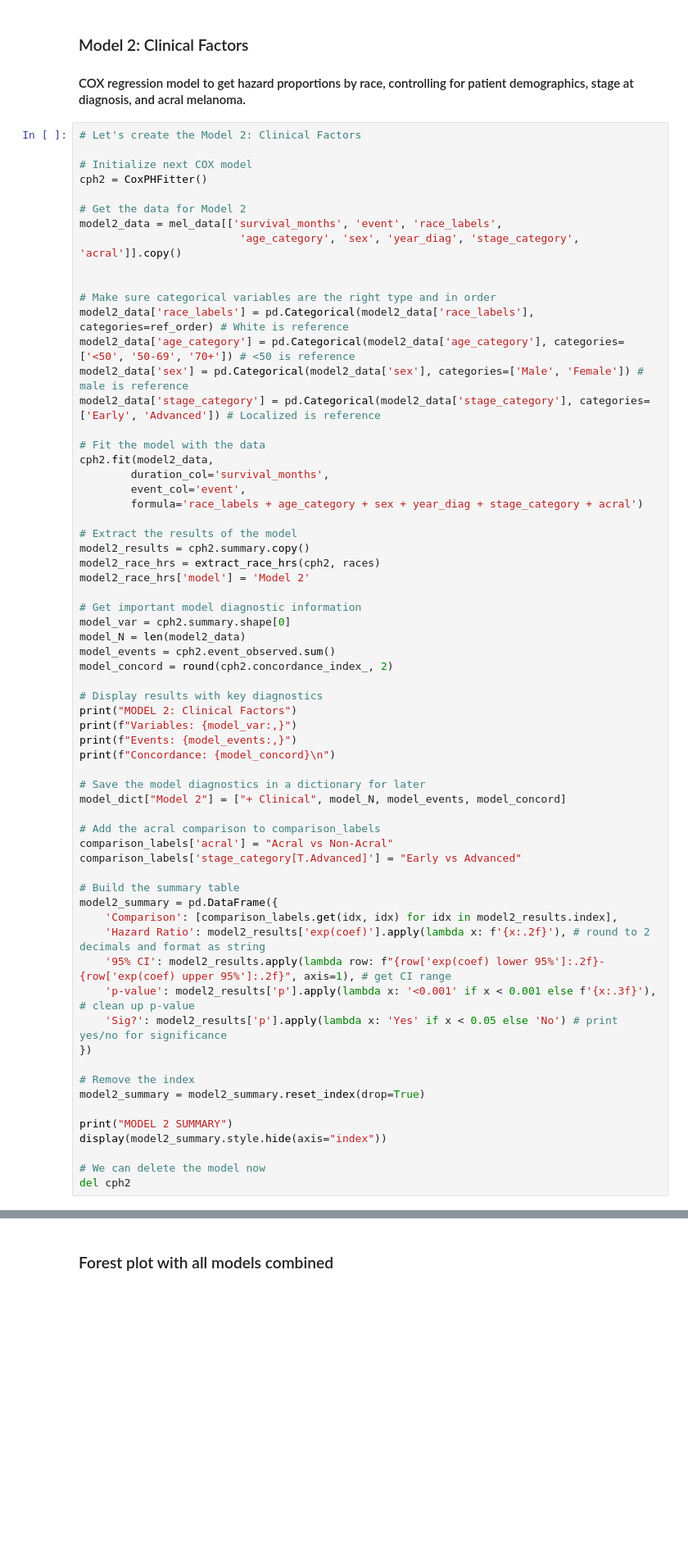
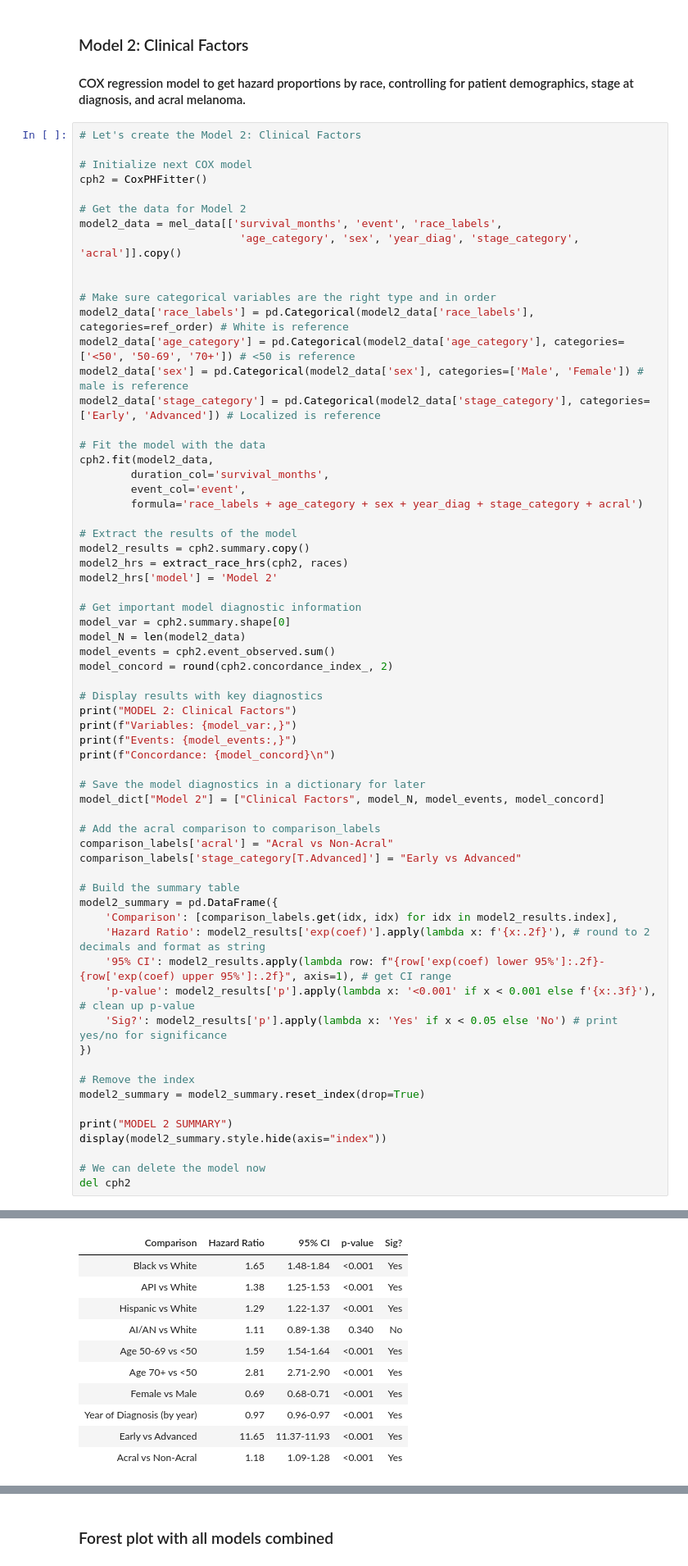
Before and after one commit to kpannoni/melanoma-project, a Jupyter notebook: notebooks/03_survival_analysis.ipynb, the cells around one changed output, grey strips where cells are left out. Shown at 82% size. Cells and saved outputs as stored; diff of their text form; blank space fills up the shorter version.

```diff
--- a/notebooks/03_survival_analysis.ipynb
+++ b/notebooks/03_survival_analysis.ipynb
@@ -662,8 +676,8 @@ cph2.fit(model2_data,
 
 # Extract the results of the model
 model2_results = cph2.summary.copy()
-model2_race_hrs = extract_race_hrs(cph2, races)
-model2_race_hrs['model'] = 'Model 2'
+model2_hrs = extract_race_hrs(cph2, races)
+model2_hrs['model'] = 'Model 2'
 
 # Get important model diagnostic information
 model_var = cph2.summary.shape[0]
@@ -678,7 +692,7 @@ print(f"Events: {model_events:,}")
 print(f"Concordance: {model_concord}\n")
 
 # Save the model diagnostics in a dictionary for later
-model_dict["Model 2"] = ["+ Clinical", model_N, model_events, model_concord]
+model_dict["Model 2"] = ["Clinical Factors", model_N, model_events, model_concord]
 
 # Add the acral comparison to comparison_labels
 comparison_labels['acral'] = "Acral vs Non-Acral"
@@ -701,3 +715,4 @@ display(model2_summary.style.hide(axis="index"))
 
 # We can delete the model now
 del cph2
+# %% [output]
@@ -704,3 +725,14 @@ del cph2
+| Comparison | Hazard Ratio | 95% CI | p-value | Sig? |
+| Black vs White | 1.65 | 1.48-1.84 | <0.001 | Yes |
+| API vs White | 1.38 | 1.25-1.53 | <0.001 | Yes |
+| Hispanic vs White | 1.29 | 1.22-1.37 | <0.001 | Yes |
+| AI/AN vs White | 1.11 | 0.89-1.38 | 0.340 | No |
+| Age 50-69 vs <50 | 1.59 | 1.54-1.64 | <0.001 | Yes |
+| Age 70+ vs <50 | 2.81 | 2.71-2.90 | <0.001 | Yes |
+| Female vs Male | 0.69 | 0.68-0.71 | <0.001 | Yes |
+| Year of Diagnosis (by year) | 0.97 | 0.96-0.97 | <0.001 | Yes |
+| Early vs Advanced | 11.65 | 11.37-11.93 | <0.001 | Yes |
+| Acral vs Non-Acral | 1.18 | 1.09-1.28 | <0.001 | Yes |
 # %% [markdown]
 **Model 2** has a better predictive ability than the first model with a concordance of **0.82**.
 <br>After controlling for cancer stage and acral melanoma, hazard ratios for all minorities are significantly reduced:
```
Also changed, not shown: parts of 9 cells of this notebook, 3 other files.
